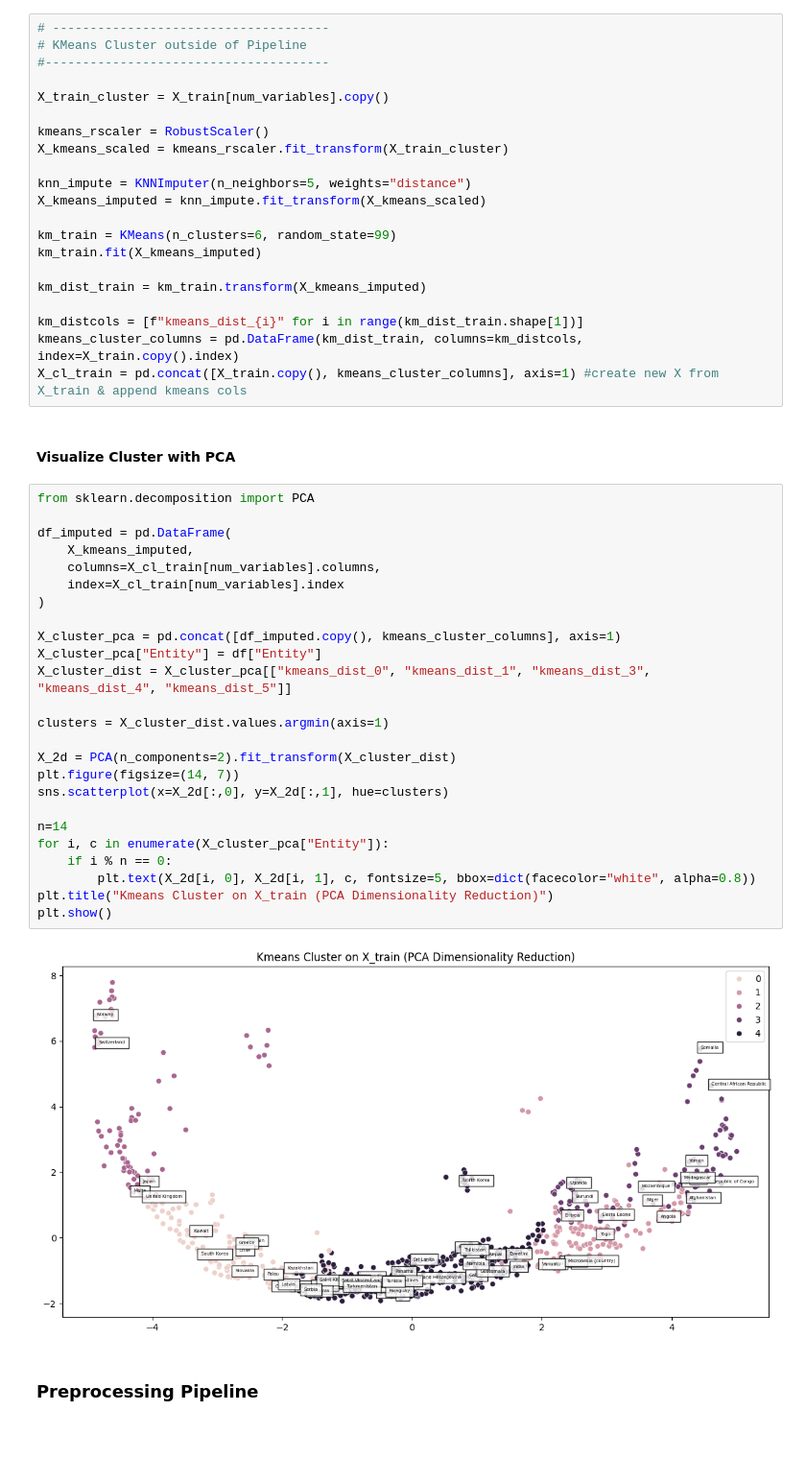
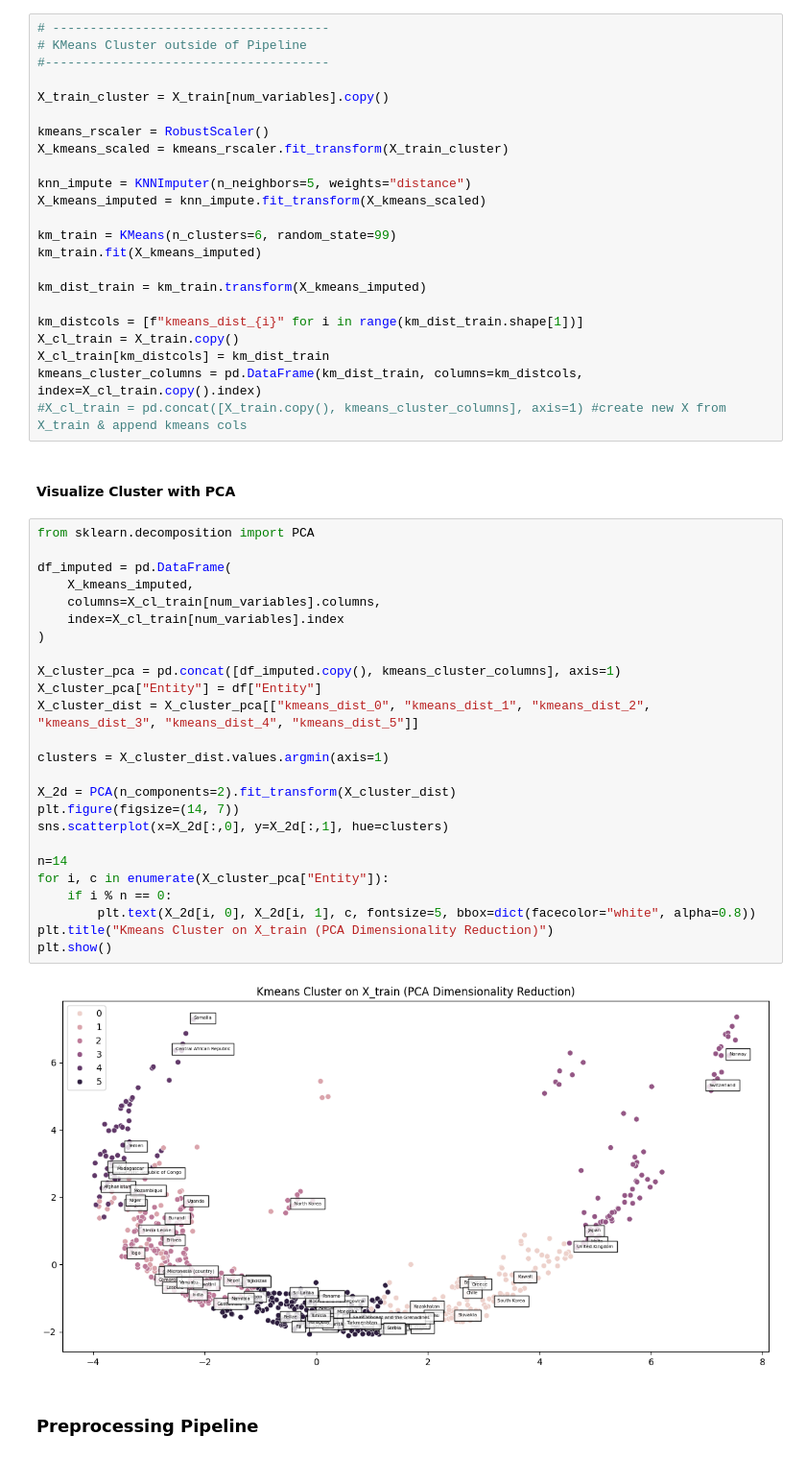
Before and after one commit to HamzahFayad/master_thesis_child_mortality, a Jupyter notebook: 01_notebooks/4_model_training.ipynb, the cells around one changed output. Shown at 96% size. Cells and saved outputs as stored; diff of their text form.

```diff
--- a/01_notebooks/4_model_training.ipynb
+++ b/01_notebooks/4_model_training.ipynb
@@ -186,37 +194,39 @@ km_train.fit(X_kmeans_imputed)
 km_dist_train = km_train.transform(X_kmeans_imputed)
 
 km_distcols = [f"kmeans_dist_{i}" for i in range(km_dist_train.shape[1])]
-kmeans_cluster_columns = pd.DataFrame(km_dist_train, columns=km_distcols, index=X_train.copy().index)
-X_cl_train = pd.concat([X_train.copy(), kmeans_cluster_columns], axis=1) #create new X from X_train & append kmeans cols
+X_cl_train = X_train.copy()
+X_cl_train[km_distcols] = km_dist_train
+kmeans_cluster_columns = pd.DataFrame(km_dist_train, columns=km_distcols, index=X_cl_train.copy().index)
+#X_cl_train = pd.concat([X_train.copy(), kmeans_cluster_columns], axis=1) #create new X from X_train & append kmeans cols
 # %% [markdown]
 #### Visualize Cluster with PCA
 # %%
 from sklearn.decomposition import PCA
 
 df_imputed = pd.DataFrame(
     X_kmeans_imputed,
     columns=X_cl_train[num_variables].columns,
     index=X_cl_train[num_variables].index
 )
 
 X_cluster_pca = pd.concat([df_imputed.copy(), kmeans_cluster_columns], axis=1)
 X_cluster_pca["Entity"] = df["Entity"]
-X_cluster_dist = X_cluster_pca[["kmeans_dist_0", "kmeans_dist_1", "kmeans_dist_3", "kmeans_dist_4", "kmeans_dist_5"]]
+X_cluster_dist = X_cluster_pca[["kmeans_dist_0", "kmeans_dist_1", "kmeans_dist_2", "kmeans_dist_3", "kmeans_dist_4", "kmeans_dist_5"]]
 
 clusters = X_cluster_dist.values.argmin(axis=1)
 
 X_2d = PCA(n_components=2).fit_transform(X_cluster_dist)
 plt.figure(figsize=(14, 7))
 sns.scatterplot(x=X_2d[:,0], y=X_2d[:,1], hue=clusters)
 
 n=14
 for i, c in enumerate(X_cluster_pca["Entity"]):
     if i % n == 0:
         plt.text(X_2d[i, 0], X_2d[i, 1], c, fontsize=5, bbox=dict(facecolor="white", alpha=0.8))
 plt.title("Kmeans Cluster on X_train (PCA Dimensionality Reduction)")
 plt.show()
 # %% [output]
-[figure, old version]
+[figure, new version]
 # %% [markdown]
 ### Preprocessing Pipeline
 # %%
```
Also changed, not shown: parts of 2 cells of this notebook, 4 other files.
